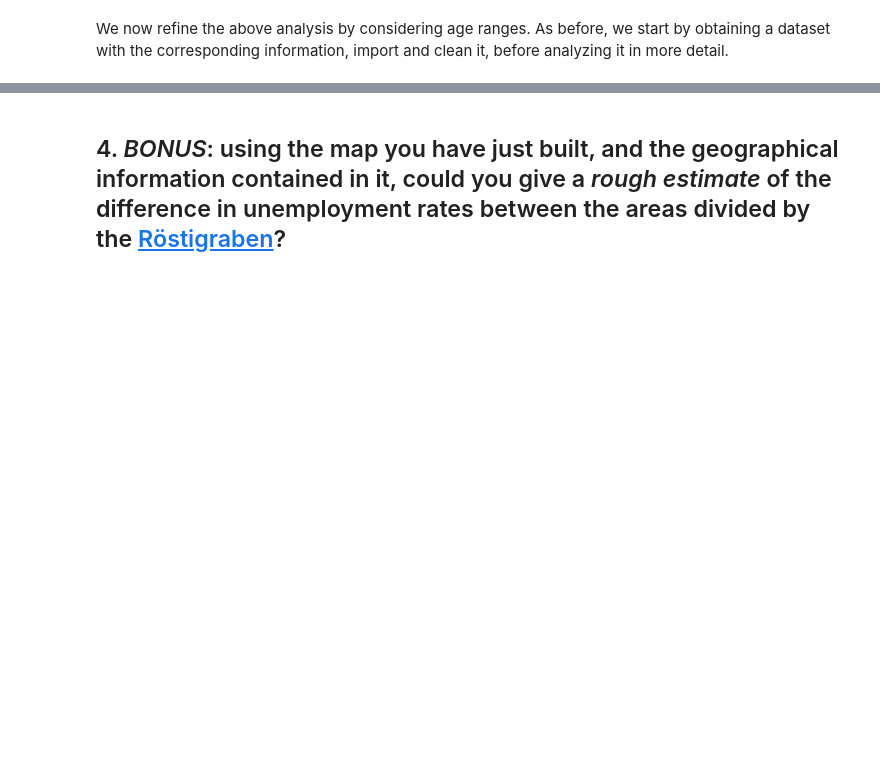
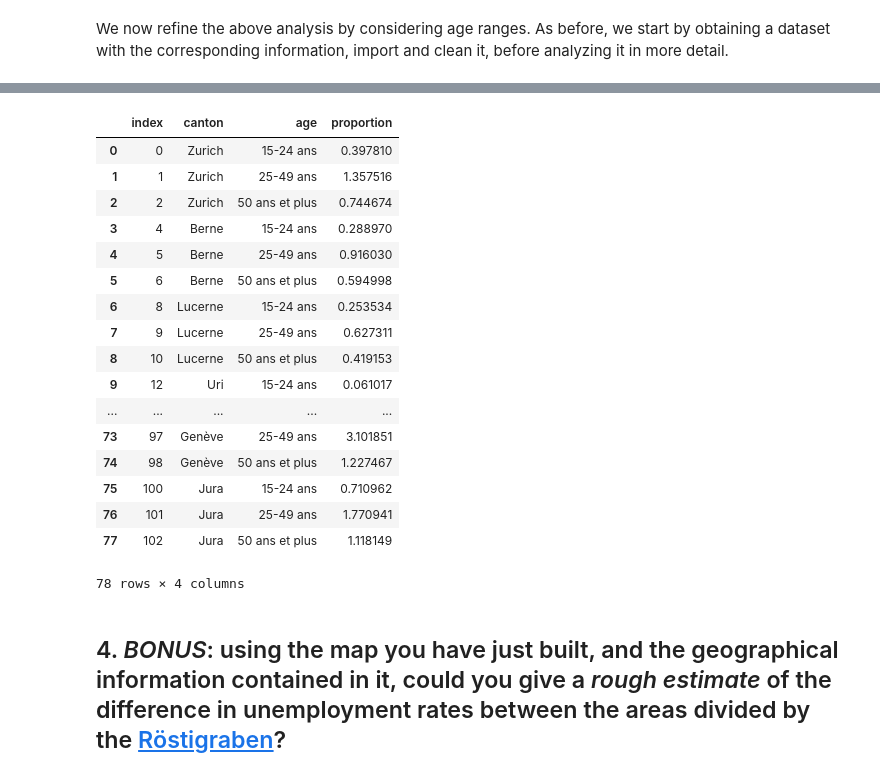
Before and after one commit to mosimann/ADA, a Jupyter notebook: 03 - Interactive Viz/Homework 3.ipynb, the cells around one changed output, grey strips where cells are left out. Drawn from its saved outputs; the diff is of its cells as text; code cells hidden in the pictures; blank space fills up the shorter version.

```diff
--- a/03 - Interactive Viz/Homework 3.ipynb
+++ b/03 - Interactive Viz/Homework 3.ipynb
@@ -492,0 +506,31 @@ bli
+# %%
+unemployment_suisse_age = unemployment_ageS.query("age_class == 'Total'").reset_index()
+unemployment_suisse_age['rate'] = unemployment_ch_only['unemployment_rate']
+unemployment_suisse_age = unemployment_suisse_age.drop(unemployment_suisse_age.columns[0],1)
+unemployment_suisse_age = unemployment_suisse_age.drop(unemployment_suisse_age.columns[3],1)
+unemployment_suisse_age = unemployment_suisse_age.drop(unemployment_suisse_age.columns[2],1)
+unemployment_suisse_age['num_swiss_per_canton'] = round(unemployment_suisse_age['registered_jobseekers'] / (unemployment_suisse_age['rate'] / 100))
+
+
+unemployment_suisse_age = unemployment_suisse_age.merge(unemployment_ageS, on='canton')
+unemployment_suisse_age['proportion'] = 100*unemployment_suisse_age['registered_jobseekers_y']/unemployment_suisse_age['num_swiss_per_canton']
+unemployment_suisse_age[['canton','age','proportion']].dropna().reset_index()
+# %% [output]
+|  | index | canton | age | proportion |
+| 0 | 0 | Zurich | 15-24 ans | 0.397810 |
+| 1 | 1 | Zurich | 25-49 ans | 1.357516 |
+| 2 | 2 | Zurich | 50 ans et plus | 0.744674 |
+| 3 | 4 | Berne | 15-24 ans | 0.288970 |
+| 4 | 5 | Berne | 25-49 ans | 0.916030 |
+| 5 | 6 | Berne | 50 ans et plus | 0.594998 |
+| 6 | 8 | Lucerne | 15-24 ans | 0.253534 |
+| 7 | 9 | Lucerne | 25-49 ans | 0.627311 |
+| 8 | 10 | Lucerne | 50 ans et plus | 0.419153 |
+| 9 | 12 | Uri | 15-24 ans | 0.061017 |
+| ... | ... | ... | ... | ... |
+| 73 | 97 | Genève | 25-49 ans | 3.101851 |
+| 74 | 98 | Genève | 50 ans et plus | 1.227467 |
+| 75 | 100 | Jura | 15-24 ans | 0.710962 |
+| 76 | 101 | Jura | 25-49 ans | 1.770941 |
+| 77 | 102 | Jura | 50 ans et plus | 1.118149 |
+78 rows × 4 columns
```
Also changed, not shown: parts of 5 cells of this notebook.
